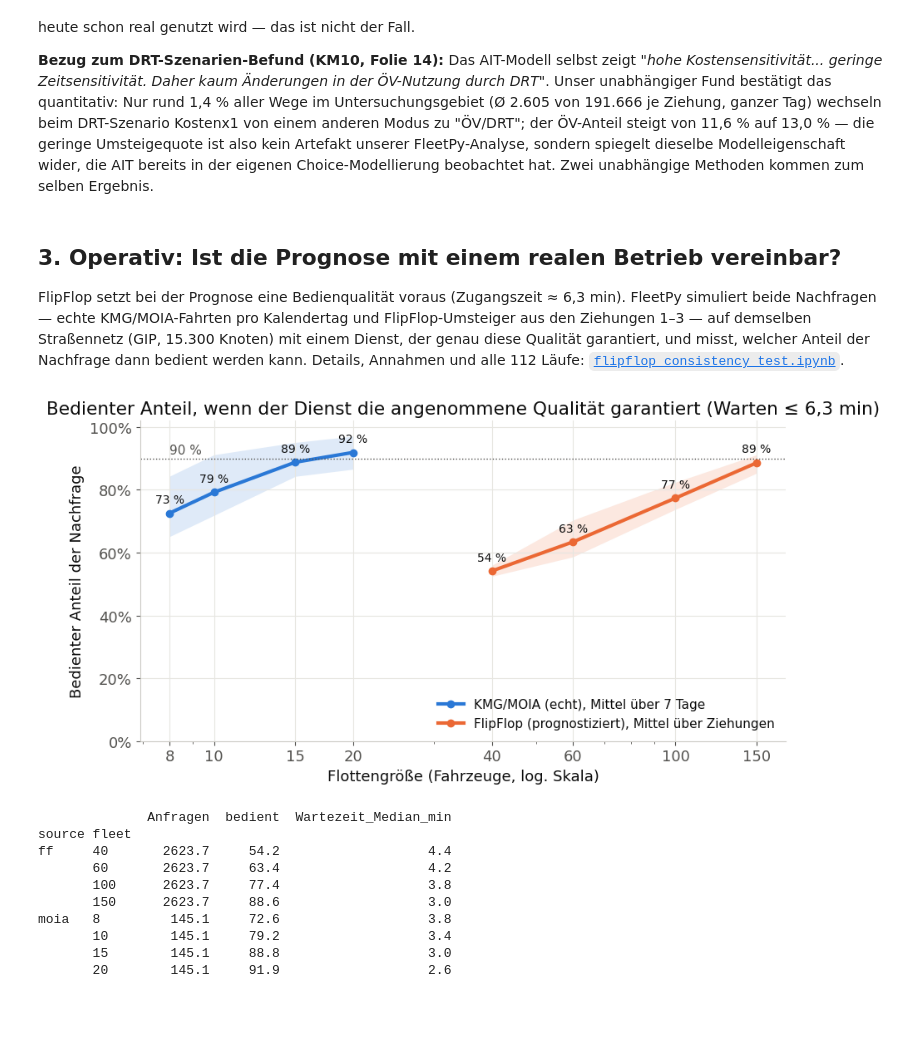
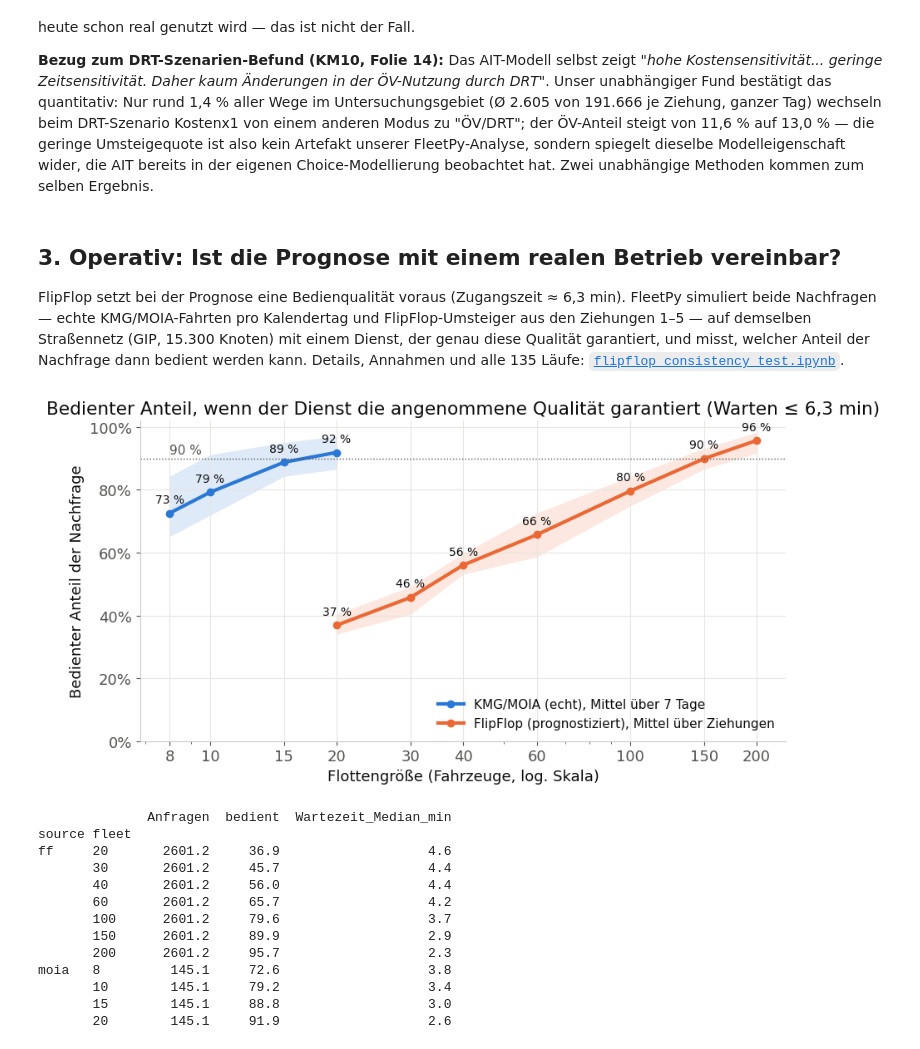
Before and after one commit to Createdd/fleet_hypothesistests, a Jupyter notebook: studies/flipflop_drt_integration_pilot/analysis/consortium_presentation_flipflop_validation.ipynb, the cells around one changed output. Cells and saved outputs as stored; diff of their text form; code cells hidden in the pictures; blank space fills up the shorter version.

```diff
--- a/studies/flipflop_drt_integration_pilot/analysis/consortium_presentation_flipflop_validation.ipynb
+++ b/studies/flipflop_drt_integration_pilot/analysis/consortium_presentation_flipflop_validation.ipynb
@@ -158,37 +158,40 @@ wie KMG/MOIA an einem einzelnen Tag real bedient hat.
 # %% [markdown]
 ## 3. Operativ: Ist die Prognose mit einem realen Betrieb vereinbar?
 
-FlipFlop setzt bei der Prognose eine Bedienqualität voraus (Zugangszeit ≈ <!--kf:assumed_wait_min:de1-->6,3<!--/kf--> min). FleetPy simuliert beide Nachfragen — echte KMG/MOIA-Fahrten pro Kalendertag und FlipFlop-Umsteiger aus den Ziehungen 1–<!--kf:ff_w6_draws_or_days:de0-->3<!--/kf--> — auf demselben Straßennetz (GIP, <!--kf:network_nodes:de0~100-->15.300<!--/kf--> Knoten) mit einem Dienst, der genau diese Qualität garantiert, und misst, welcher Anteil der Nachfrage dann bedient werden kann. Details, Annahmen und alle <!--kf:sweep_runs_defined:de0-->112<!--/kf--> Läufe: [`flipflop_consistency_test.ipynb`](flipflop_consistency_test.ipynb).
+FlipFlop setzt bei der Prognose eine Bedienqualität voraus (Zugangszeit ≈ <!--kf:assumed_wait_min:de1-->6,3<!--/kf--> min). FleetPy simuliert beide Nachfragen — echte KMG/MOIA-Fahrten pro Kalendertag und FlipFlop-Umsteiger aus den Ziehungen 1–<!--kf:ff_w6_draws_or_days:de0-->5<!--/kf--> — auf demselben Straßennetz (GIP, <!--kf:network_nodes:de0~100-->15.300<!--/kf--> Knoten) mit einem Dienst, der genau diese Qualität garantiert, und misst, welcher Anteil der Nachfrage dann bedient werden kann. Details, Annahmen und alle <!--kf:sweep_runs_defined:de0-->135<!--/kf--> Läufe: [`flipflop_consistency_test.ipynb`](flipflop_consistency_test.ipynb).
 # %%
 import subprocess, sys
 STUDY = ROOT_DIR / 'studies' / 'flipflop_drt_integration_pilot'
 subprocess.run([sys.executable, str(STUDY / 'evaluate_v2.py'), '--pattern', 'v2*'], check=True, capture_output=True)
 ev = pd.read_csv(STUDY / 'results' / 'v2_evaluation.csv')
 ev = ev[(ev['variant'].fillna('') == 'w6') & ev['source'].isin(['moia', 'ff'])]   # Läufe mit garantierter Annahme-Qualität (max. 6,3 min Wartezeit)
 
 fig, ax = plt.subplots(figsize=(9, 5))
 for src, color, label in [('moia', BLUE, 'KMG/MOIA (echt), Mittel über 7 Tage'), ('ff', ORANGE, 'FlipFlop (prognostiziert), Mittel über Ziehungen')]:
     g = ev[ev.source == src].groupby('fleet')['served_pct'].agg(['mean', 'min', 'max'])
     ax.fill_between(g.index, g['min'], g['max'], color=color, alpha=0.15, lw=0)
     ax.plot(g.index, g['mean'], color=color, lw=3, marker='o', label=label)
     for f, v in g['mean'].items():
         ax.annotate(f'{v:.0f} %', (f, v), textcoords='offset points', xytext=(0, 9), ha='center', fontsize=10)
 ax.axhline(90, color=MUTED, ls=':', lw=1); ax.text(8, 91.5, '90 %', color=MUTED, fontsize=11)
-ax.set_xscale('log'); ax.set_xticks([8, 10, 15, 20, 40, 60, 100, 150]); ax.get_xaxis().set_major_formatter(mticker.ScalarFormatter())
+ax.set_xscale('log'); ax.set_xticks(sorted(ev['fleet'].unique())); ax.get_xaxis().set_major_formatter(mticker.ScalarFormatter())
 ax.set_xlabel('Flottengröße (Fahrzeuge, log. Skala)'); ax.set_ylabel('Bedienter Anteil der Nachfrage'); ax.set_ylim(0, 102)
 ax.yaxis.set_major_formatter(mticker.PercentFormatter()); ax.legend(frameon=False, fontsize=11, loc='lower right')
 ax.set_title('Bedienter Anteil, wenn der Dienst die angenommene Qualität garantiert (Warten ≤ 6,3 min)')
 fig.tight_layout(); plt.show()
 
 print(ev.groupby(['source', 'fleet']).agg(Anfragen=('requests', 'mean'), bedient=('served_pct', 'mean'), Wartezeit_Median_min=('wait_median_min', 'mean')).round(1).to_string())
 # %% [output]
-[figure, old version]
+[figure, new version]
               Anfragen  bedient  Wartezeit_Median_min
 source fleet
-ff     40       2623.7     54.2                   4.4
-       60       2623.7     63.4                   4.2
-       100      2623.7     77.4                   3.8
-       150      2623.7     88.6                   3.0
+ff     20       2601.2     36.9                   4.6
+       30       2601.2     45.7                   4.4
+       40       2601.2     56.0                   4.4
+       60       2601.2     65.7                   4.2
+       100      2601.2     79.6                   3.7
+       150      2601.2     89.9                   2.9
+       200      2601.2     95.7                   2.3
 moia   8         145.1     72.6                   3.8
        10        145.1     79.2                   3.4
        15        145.1     88.8                   3.0
```
Also changed, not shown: parts of 1 cell of this notebook, 19 other files.
